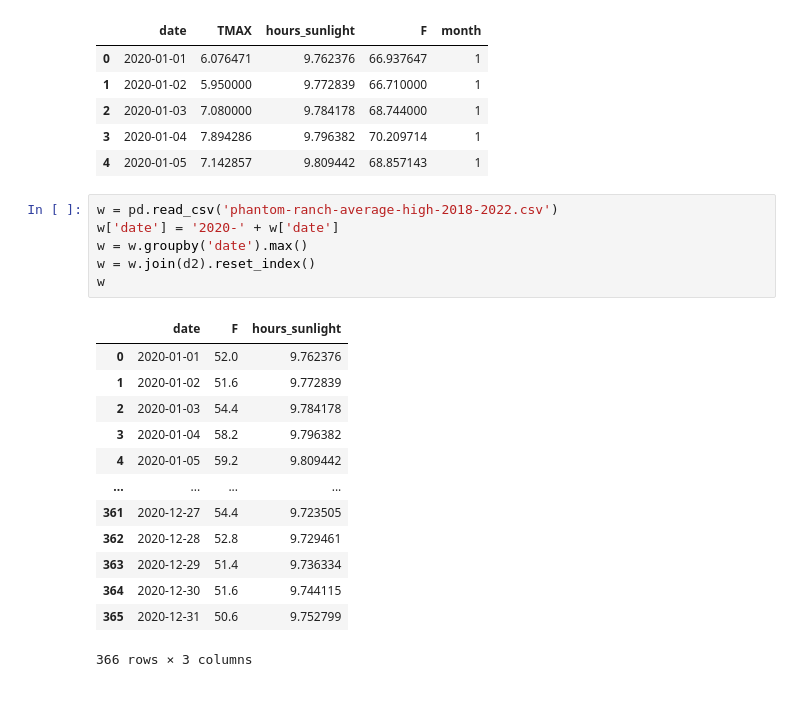
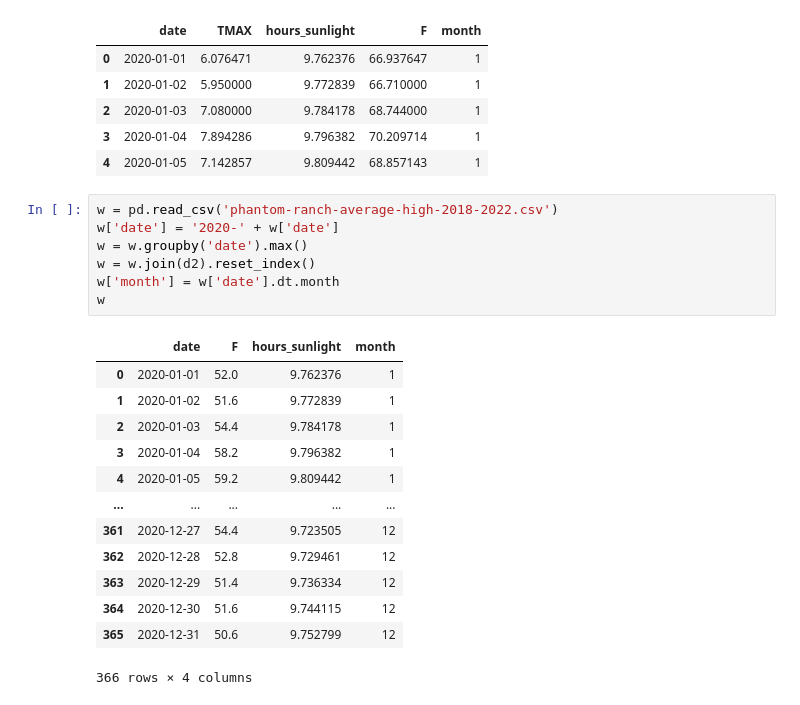
Before and after one commit to skyfielders/astronomy-notebooks, a Jupyter notebook: Plots/grand-canyon-temperature-vs-daylight.ipynb, the cells around one changed output. Drawn from its saved outputs; the diff is of its cells as text.

```diff
--- a/Plots/grand-canyon-temperature-vs-daylight.ipynb
+++ b/Plots/grand-canyon-temperature-vs-daylight.ipynb
@@ -133,26 +133,27 @@ j.head()
 | 2 | 2020-01-03 | 7.080000 | 9.784178 | 68.744000 | 1 |
 | 3 | 2020-01-04 | 7.894286 | 9.796382 | 70.209714 | 1 |
 | 4 | 2020-01-05 | 7.142857 | 9.809442 | 68.857143 | 1 |
-# %%
-w = pd.read_csv('phantom-ranch-average-high-2018-2022.csv')
-w['date'] = '2020-' + w['date']
-w = w.groupby('date').max()
-w = w.join(d2).reset_index()
-w
-# %% [output]
-|  | date | F | hours_sunlight |
-| 0 | 2020-01-01 | 52.0 | 9.762376 |
-| 1 | 2020-01-02 | 51.6 | 9.772839 |
-| 2 | 2020-01-03 | 54.4 | 9.784178 |
-| 3 | 2020-01-04 | 58.2 | 9.796382 |
-| 4 | 2020-01-05 | 59.2 | 9.809442 |
-| ... | ... | ... | ... |
-| 361 | 2020-12-27 | 54.4 | 9.723505 |
-| 362 | 2020-12-28 | 52.8 | 9.729461 |
-| 363 | 2020-12-29 | 51.4 | 9.736334 |
-| 364 | 2020-12-30 | 51.6 | 9.744115 |
-| 365 | 2020-12-31 | 50.6 | 9.752799 |
-366 rows × 3 columns
+# %%
+w = pd.read_csv('phantom-ranch-average-high-2018-2022.csv')
+w['date'] = '2020-' + w['date']
+w = w.groupby('date').max()
+w = w.join(d2).reset_index()
+w['month'] = w['date'].dt.month
+w
+# %% [output]
+|  | date | F | hours_sunlight | month |
+| 0 | 2020-01-01 | 52.0 | 9.762376 | 1 |
+| 1 | 2020-01-02 | 51.6 | 9.772839 | 1 |
+| 2 | 2020-01-03 | 54.4 | 9.784178 | 1 |
+| 3 | 2020-01-04 | 58.2 | 9.796382 | 1 |
+| 4 | 2020-01-05 | 59.2 | 9.809442 | 1 |
+| ... | ... | ... | ... | ... |
+| 361 | 2020-12-27 | 54.4 | 9.723505 | 12 |
+| 362 | 2020-12-28 | 52.8 | 9.729461 | 12 |
+| 363 | 2020-12-29 | 51.4 | 9.736334 | 12 |
+| 364 | 2020-12-30 | 51.6 | 9.744115 | 12 |
+| 365 | 2020-12-31 | 50.6 | 9.752799 | 12 |
+366 rows × 4 columns
 # %%
 from calendar import month_name
 
```
Also changed, not shown: parts of 3 cells of this notebook.
